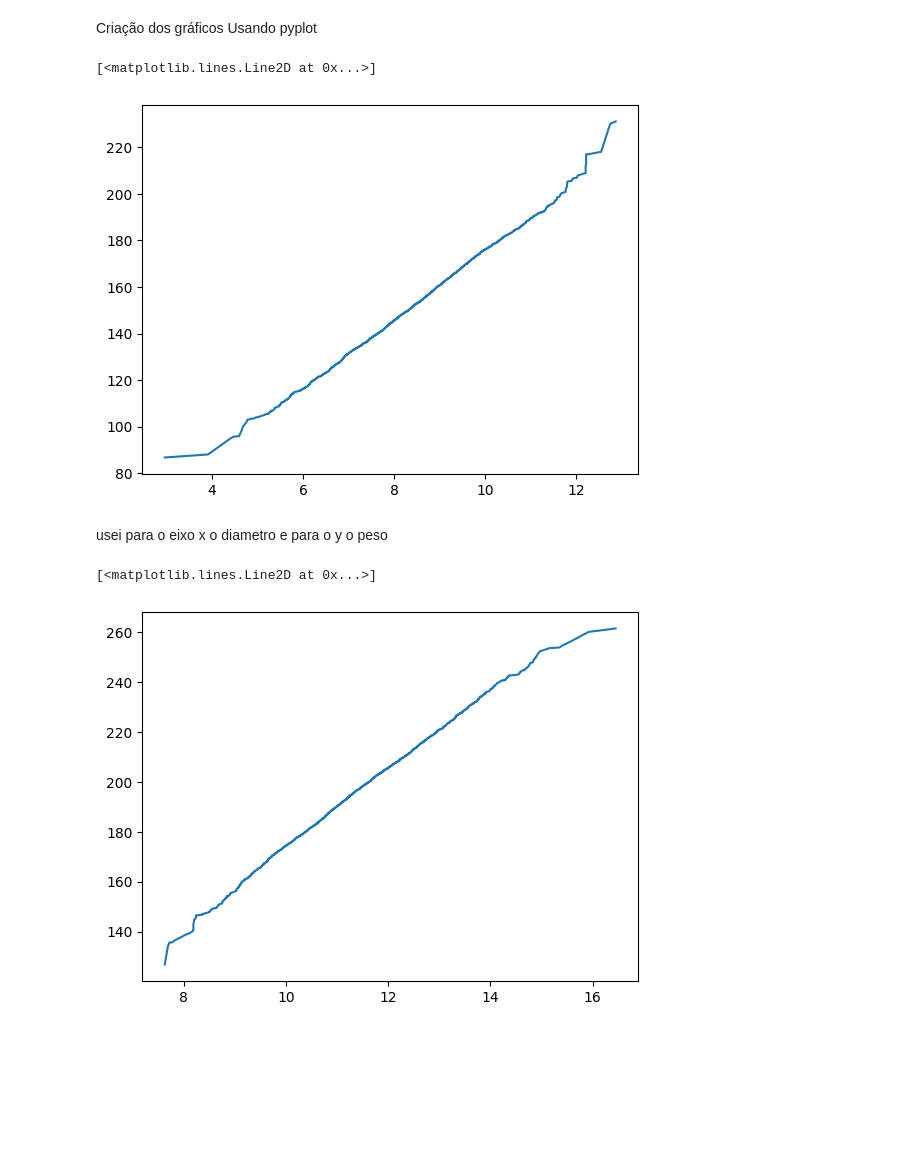
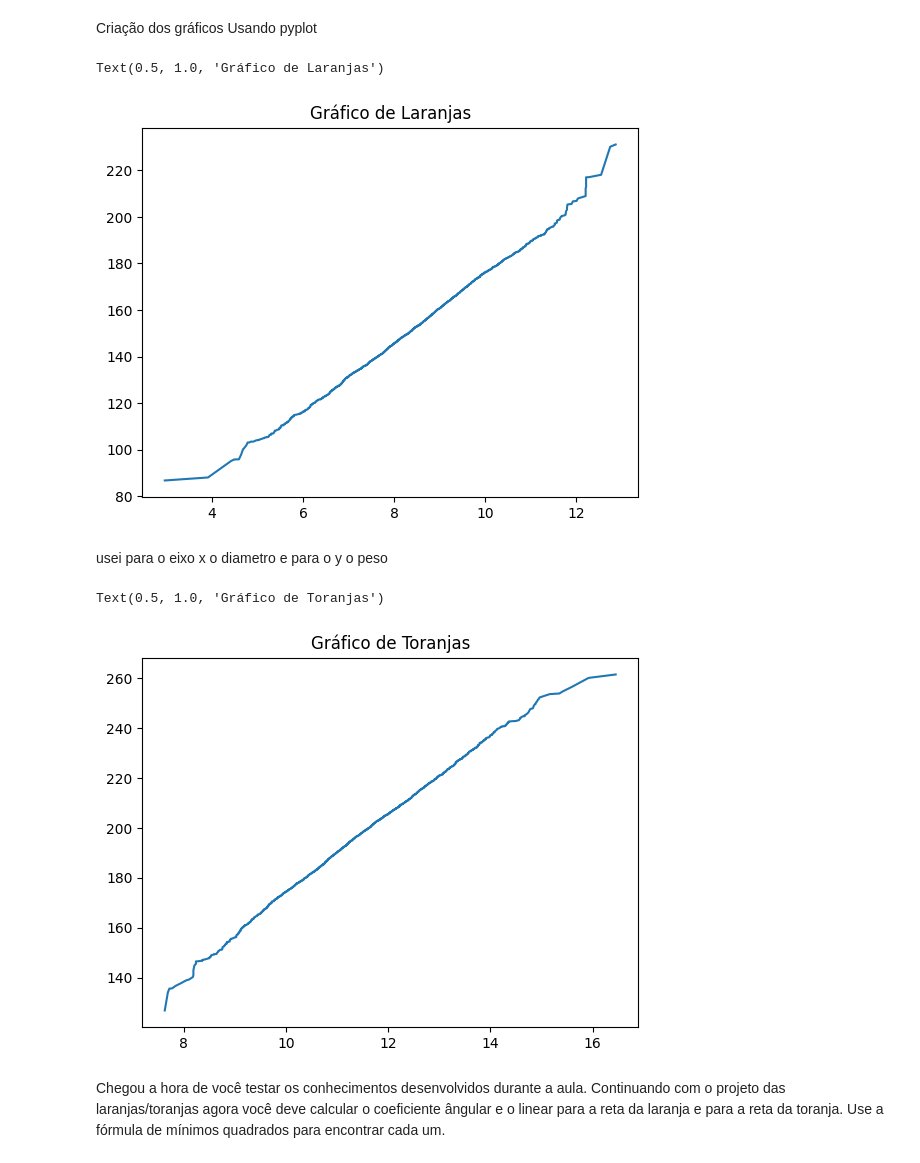
Before and after one commit to elissouza2023/facacomofiz, a Jupyter notebook: Faca_como_eu_fiz.ipynb, the cells around one changed output. Saved outputs shown, nothing was run; the diff lists cells and outputs as text; code cells hidden in the pictures; blank space fills up the shorter version.

Commit message:
Add files via upload
Atualização do título nos gráficos

```diff
--- a/Faca_como_eu_fiz.ipynb
+++ b/Faca_como_eu_fiz.ipynb
@@ -46,13 +46,17 @@ array([126.79, 133.98, 135.56, ..., 256.5 , 260.14, 261.51])
 Criação dos gráficos Usando pyplot
 # %%
 plt.plot(diametro_laranja, peso_laranja)
+plt.title("Gráfico de Laranjas")
 # %% [output]
-[<matplotlib.lines.Line2D at 0x...>]
+Text(0.5, 1.0, 'Gráfico de Laranjas')
-[figure, old version]
+[figure, new version]
 # %% [markdown]
 usei para o eixo x o diametro e para o y o peso
 # %%
 plt.plot(diametro_toranja, peso_toranja)
+plt.title("Gráfico de Toranjas")
 # %% [output]
-[<matplotlib.lines.Line2D at 0x...>]
+Text(0.5, 1.0, 'Gráfico de Toranjas')
-[figure, old version]
+[figure, new version]
+# %% [markdown]
+Chegou a hora de você testar os conhecimentos desenvolvidos durante a aula. Continuando com o projeto das laranjas/toranjas agora você deve calcular o coeficiente ângular e o linear para a reta da laranja e para a reta da toranja. Use a fórmula de mínimos quadrados para encontrar cada um.
```
Also changed, not shown: parts of 6 cells of this notebook.
